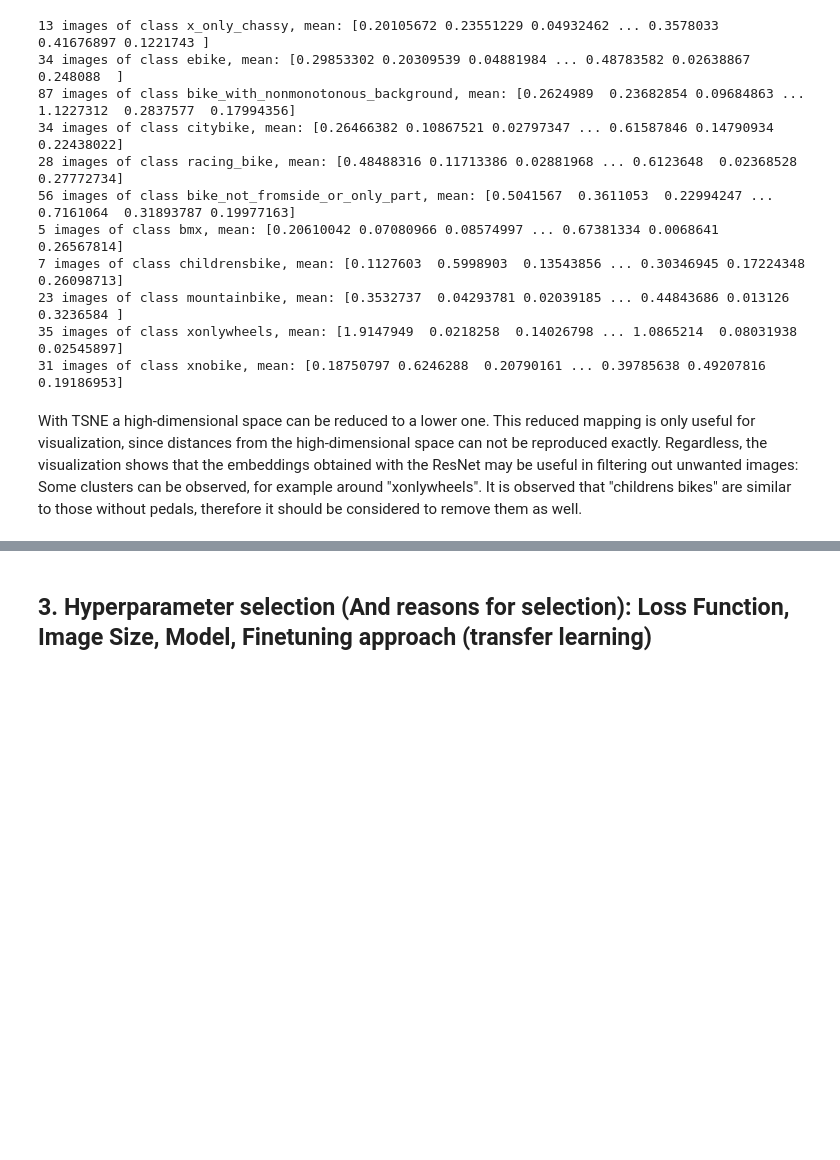
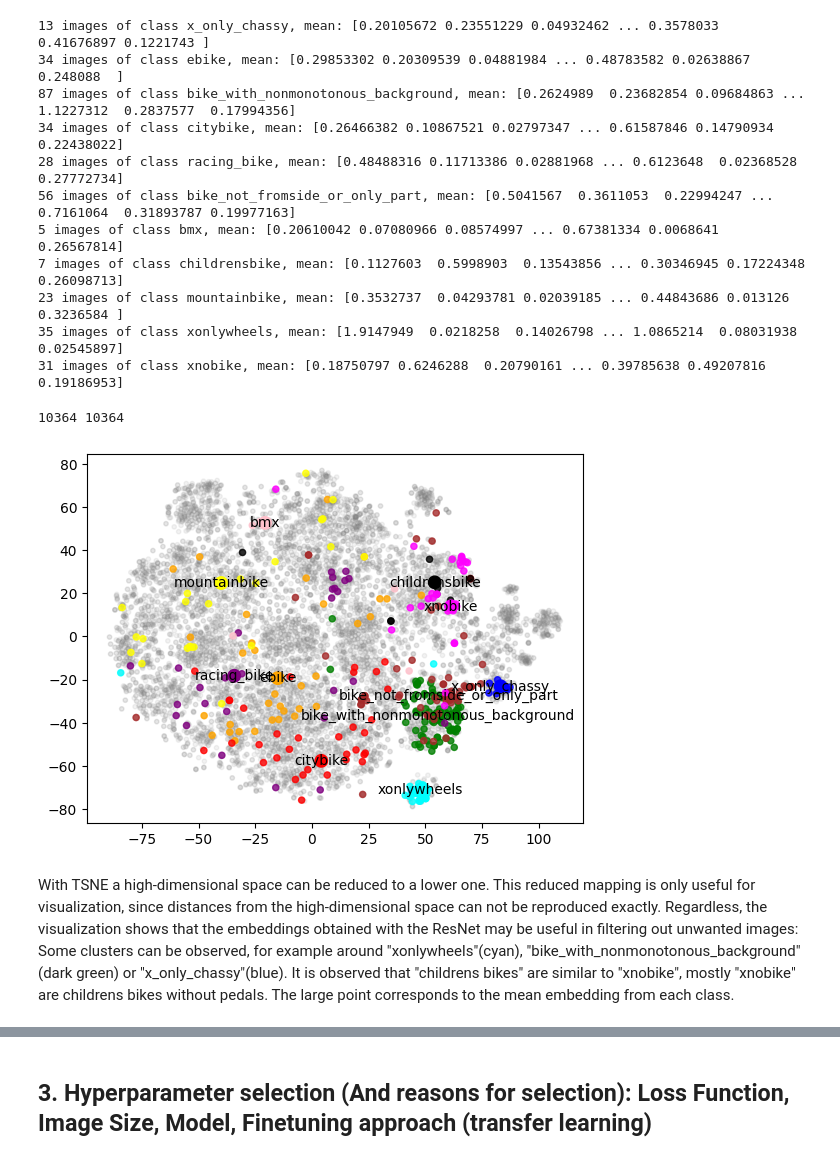
Before and after one commit to AmosDinh/BikePricePredict, a Jupyter notebook: FirstDraft.ipynb, the cells around one changed output, grey strips where cells are left out. Saved outputs shown, nothing was run; the diff lists cells and outputs as text; code cells hidden in the pictures; blank space fills up the shorter version.

```diff
--- a/FirstDraft.ipynb
+++ b/FirstDraft.ipynb
@@ -327,41 +343,49 @@ for c in image_classes:
 # get some approximate visualization using TSNE
 from sklearn.manifold import TSNE
 
 
 tsne = TSNE(n_components=2)
 
-embeddings_subset_keys = np.random.choice(list(embeddings.keys()), 100) # use only subset of embeddings to reduce compute time
+embeddings_subset_keys = np.random.choice(list(embeddings.keys()), 10000) # use only subset of embeddings to reduce compute time
 embeddings_subset = [embeddings[p]['embedding'] for p in embeddings_subset_keys]
 
 
 labels = [''] * len(embeddings_subset)
-colors = ['b'] * len(embeddings_subset)
+colors = ['grey'] * len(embeddings_subset)
 sizes = [10] * len(embeddings_subset)
-alphas = [0.2] * len(embeddings_subset)
+alphas = [0.1] * len(embeddings_subset)
 
-matplotlib_colors = plt.cm.tab10(np.arange(len(image_classes)))
-class_embeddings = []
+matplotlib_colors = ['Blue', 'Orange', 'Green', 'Red', 'Purple', 'Brown', 'Pink', 'Black', 'Yellow', 'Cyan', 'Magenta', 'Teal']
+
+class_embeddings = np.array([])
 for i,(cls_name, cls) in enumerate(image_classes.items()):
   mean_embedding = [cls['mean_embedding']]
   embd = cls['embeddings']
-  class_embeddings.extend(mean_embedding+embd)
+
+  if len(class_embeddings) ==0:
+    class_embeddings = np.concatenate([mean_embedding,embd])
+  else:
+    class_embeddings = np.concatenate([class_embeddings,mean_embedding,embd])
 
   labels += [cls_name] +['']*len(embd)
   colors += [matplotlib_colors[i]] * (1+len(embd))
-  sizes += [20]+ [20] * (len(embd))
-  alphas += [1]+ [0.5] * (len(embd))
+  sizes += [80]+ [20] * (len(embd))
+  alphas += [1]+ [0.8] * (len(embd))
 
 
 
-embeddings_subset += class_embeddings
+embeddings_subset = np.concatenate([embeddings_subset, class_embeddings])
 
 embeddings_subset = np.array(embeddings_subset)
 embeddings_2d = tsne.fit_transform(embeddings_subset)
 
 # plot
 print(len(sizes), len(embeddings_2d))
 plt.scatter(embeddings_2d[:, 0], embeddings_2d[:, 1], c=colors, s=sizes,alpha=alphas)
 for i, label in enumerate(labels):
     plt.text(embeddings_2d[i, 0], embeddings_2d[i, 1], label, ha='center', va='center')
+# %% [output]
+10364 10364
+[figure, added]
 # %% [markdown]
-With TSNE a high-dimensional space can be reduced to a lower one. This reduced mapping is only useful for visualization, since distances from the high-dimensional space can not be reproduced exactly. Regardless, the visualization shows that the embeddings obtained with the ResNet may be useful in filtering out unwanted images: Some clusters can be observed, for example around "xonlywheels". It is observed that "childrens bikes" are similar to those without pedals, therefore it should be considered to remove them as well.
+With TSNE a high-dimensional space can be reduced to a lower one. This reduced mapping is only useful for visualization, since distances from the high-dimensional space can not be reproduced exactly. Regardless, the visualization shows that the embeddings obtained with the ResNet may be useful in filtering out unwanted images: Some clusters can be observed, for example around "xonlywheels"(cyan), "bike_with_nonmonotonous_background"(dark green) or "x_only_chassy"(blue).  It is observed that "childrens bikes" are similar to "xnobike", mostly "xnobike" are childrens bikes without pedals. The large point corresponds to the mean embedding from each class.
```
Also changed, not shown: parts of 10 cells of this notebook.
